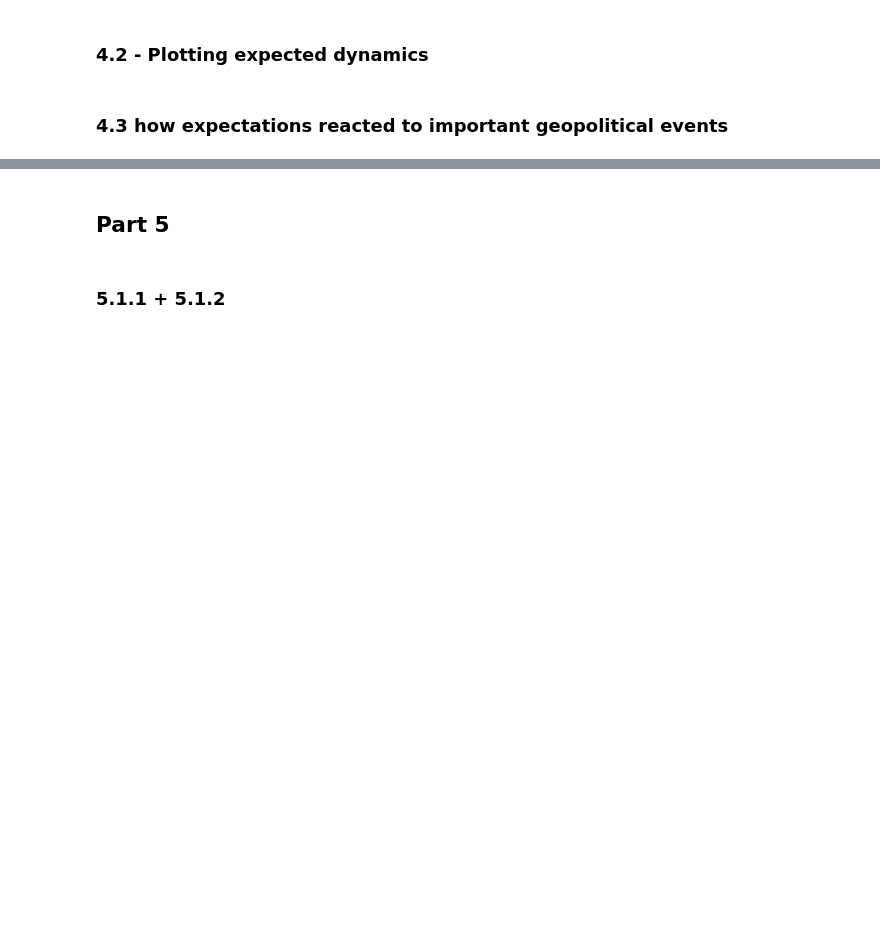
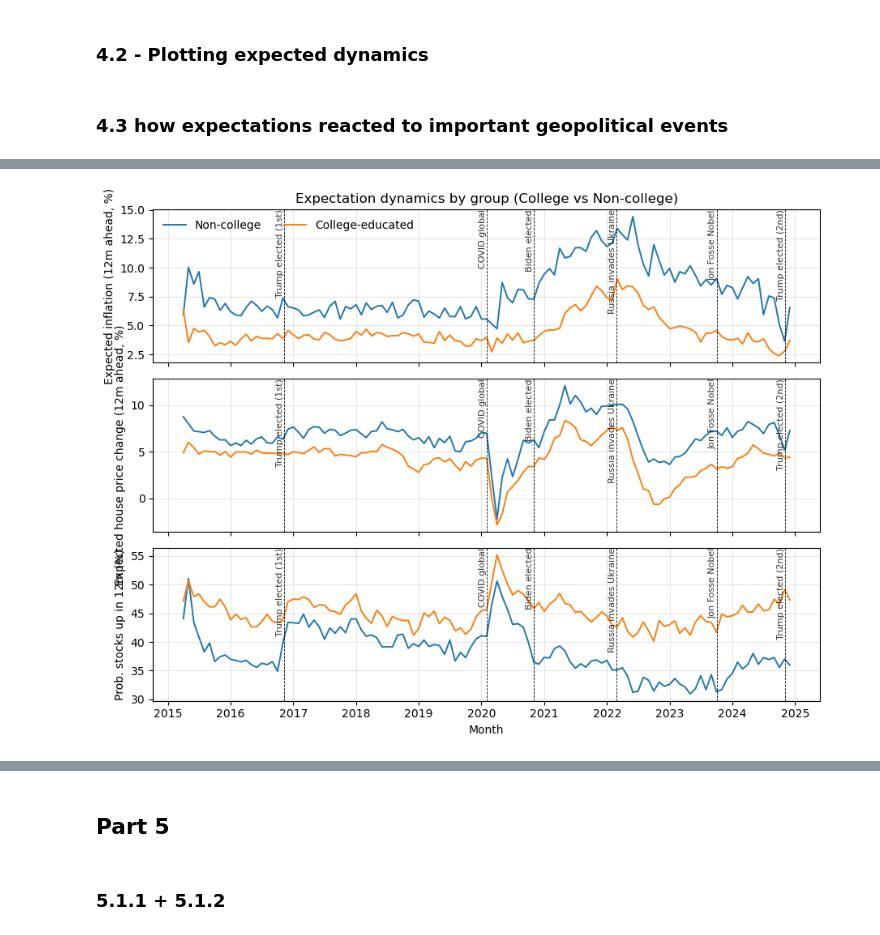
Before and after one commit to OliverNilsen04/TECH2-H25-Term-project, a Jupyter notebook: TermPaper copy.ipynb, the cells around one changed output, grey strips where cells are left out. Drawn from its saved outputs; the diff is of its cells as text; code cells hidden in the pictures; blank space fills up the shorter version.

```diff
--- a/TermPaper copy.ipynb
+++ b/TermPaper copy.ipynb
@@ -481,0 +503,10 @@ fig_f, axes_f = plot_expectation_dynamics(
+# %%
+#B) Education: 0 = non-college, 1 = college-educated
+infl_e, house_e, stock_e = monthly_group_means(df, "college")
+fig_e, axes_e = plot_expectation_dynamics(
+    infl_e, house_e, stock_e,
+    group_labels={0: "Non-college", 1: "College-educated"},
+    title_suffix="(College vs Non-college)"
+)
+# %% [output]
+[figure, added]
```
Also changed, not shown: parts of 18 cells of this notebook.
